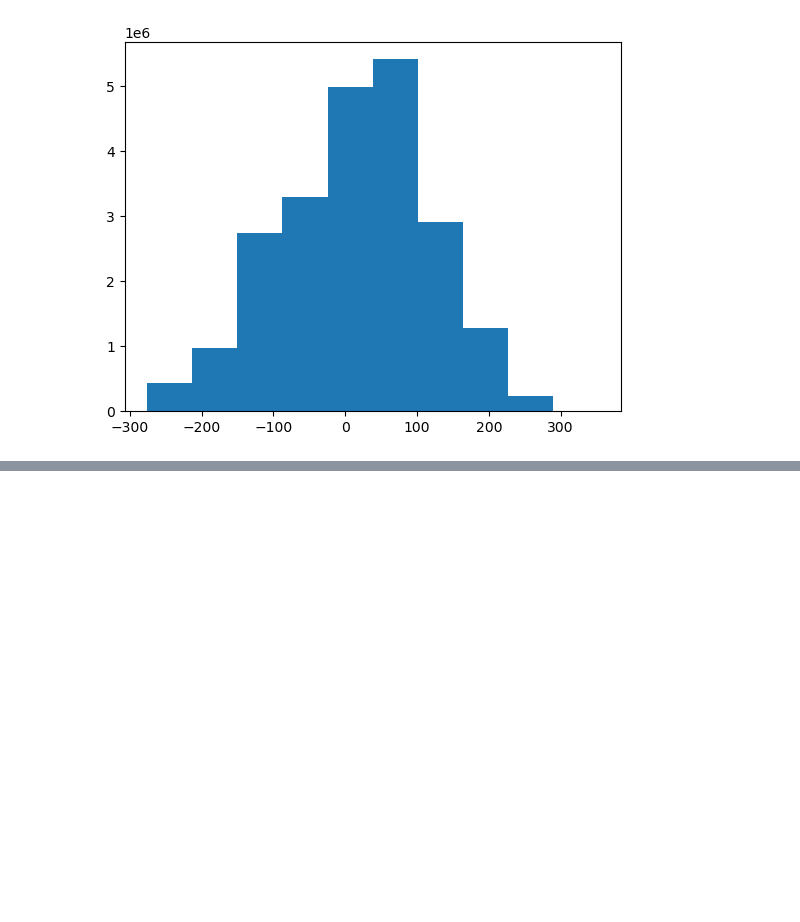
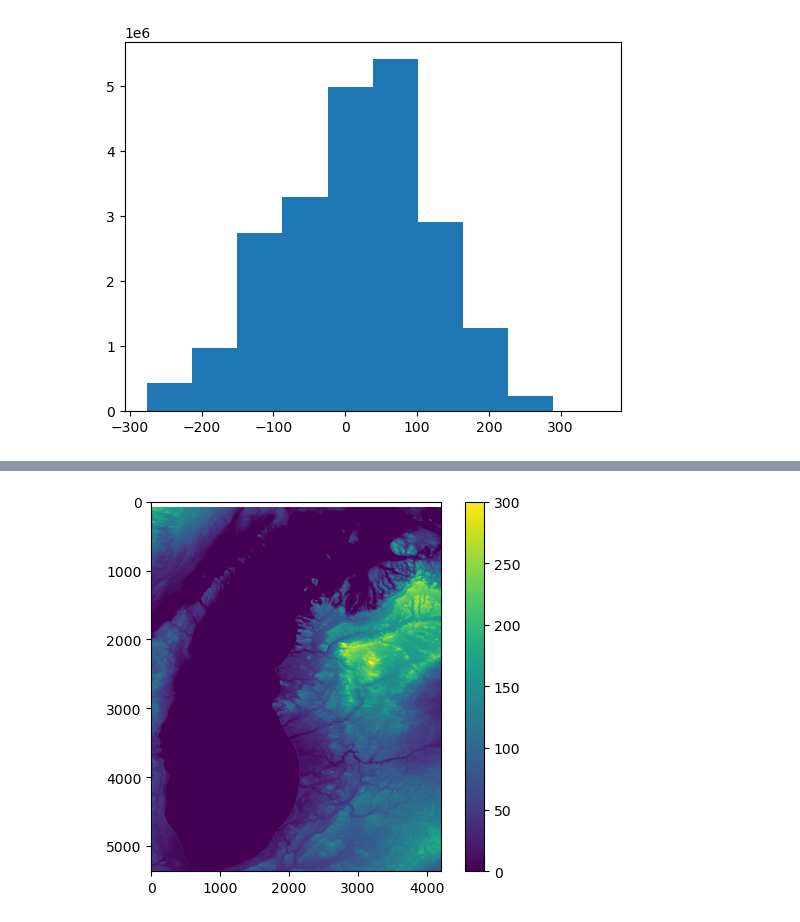
Before and after one commit to UIUC-iSchool-DataViz/is445_bcubcg_fall2022, a Jupyter notebook: week03/inClass_week03.ipynb, the cells around one changed output, grey strips where cells are left out. Saved outputs shown, nothing was run; the diff lists cells and outputs as text; code cells hidden in the pictures; blank space fills up the shorter version.

```diff
--- a/week03/inClass_week03.ipynb
+++ b/week03/inClass_week03.ipynb
@@ -560,0 +567,7 @@ plt.show()
+# %%
+plt.imshow(michigan) # treating our 2d dataset like an image
+plt.colorbar() # adding a colorbar
+plt.clim(0,300)
+plt.show()
+# %% [output]
+[figure, added]
```
Also changed, not shown: parts of 1 cell of this notebook.
